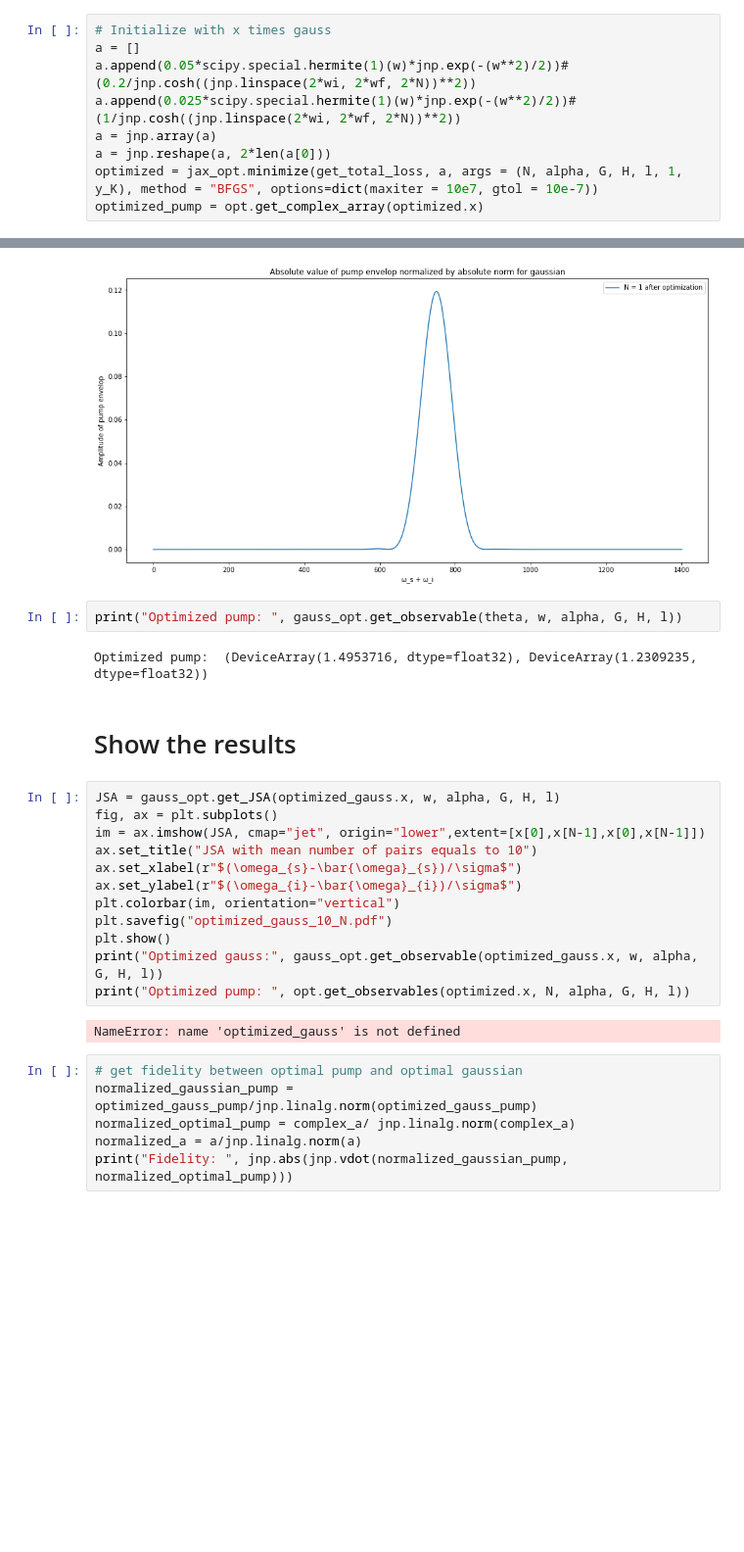
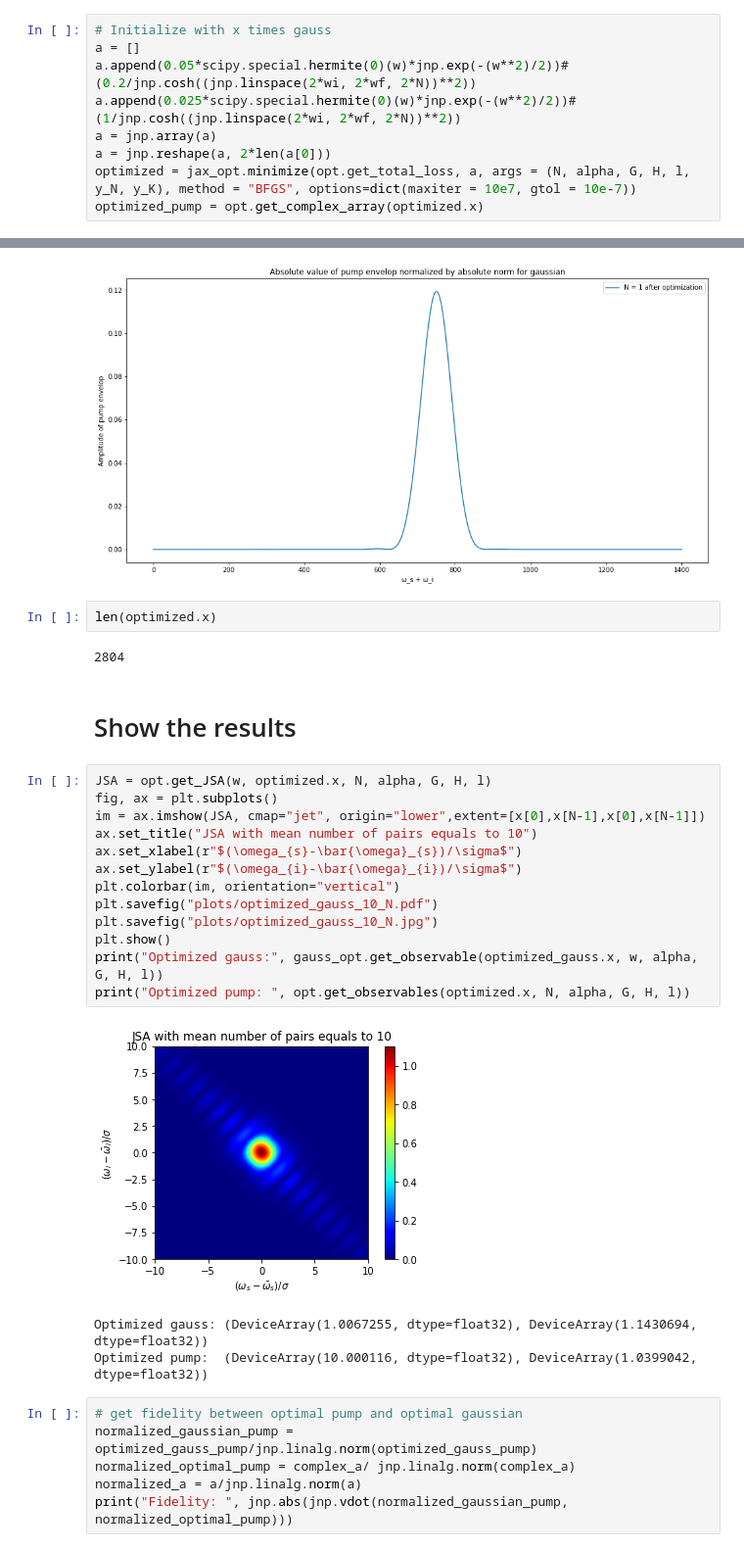
Before and after one commit to polyquantique/optimal_pumps, a Jupyter notebook: compare_with_gaussian.ipynb, the cells around one changed output, grey strips where cells are left out. Shown at 98% size. Cells and saved outputs as stored; diff of their text form; blank space fills up the shorter version.

```diff
--- a/compare_with_gaussian.ipynb
+++ b/compare_with_gaussian.ipynb
@@ -74,11 +74,11 @@ const_optimized_pump = opt.get_complex_array(const_optimized.x)
 # %%
 # Initialize with x times gauss
 a = []
-a.append(0.05*scipy.special.hermite(1)(w)*jnp.exp(-(w**2)/2))#(0.2/jnp.cosh((jnp.linspace(2*wi, 2*wf, 2*N))**2))
-a.append(0.025*scipy.special.hermite(1)(w)*jnp.exp(-(w**2)/2))#(1/jnp.cosh((jnp.linspace(2*wi, 2*wf, 2*N))**2))
+a.append(0.05*scipy.special.hermite(0)(w)*jnp.exp(-(w**2)/2))#(0.2/jnp.cosh((jnp.linspace(2*wi, 2*wf, 2*N))**2))
+a.append(0.025*scipy.special.hermite(0)(w)*jnp.exp(-(w**2)/2))#(1/jnp.cosh((jnp.linspace(2*wi, 2*wf, 2*N))**2))
 a = jnp.array(a)
 a = jnp.reshape(a, 2*len(a[0]))
-optimized = jax_opt.minimize(get_total_loss, a, args = (N, alpha, G, H, l, 1, y_K), method = "BFGS", options=dict(maxiter = 10e7, gtol = 10e-7))
+optimized = jax_opt.minimize(opt.get_total_loss, a, args = (N, alpha, G, H, l, y_N, y_K), method = "BFGS", options=dict(maxiter = 10e7, gtol = 10e-7))
 optimized_pump = opt.get_complex_array(optimized.x)
 # %%
 # Show results
@@ -125,25 +125,28 @@ plt.legend()
 <matplotlib.legend.Legend at 0x...>
 [figure]
 # %%
-print("Optimized pump: ", gauss_opt.get_observable(theta, w, alpha, G, H, l))
+len(optimized.x)
 # %% [output]
-Optimized pump:  (DeviceArray(1.4953716, dtype=float32), DeviceArray(1.2309235, dtype=float32))
+2804
 # %% [markdown]
 # Show the results
 # %%
-JSA = gauss_opt.get_JSA(optimized_gauss.x, w, alpha, G, H, l)
+JSA = opt.get_JSA(w, optimized.x, N, alpha, G, H, l)
 fig, ax = plt.subplots()
 im = ax.imshow(JSA, cmap="jet", origin="lower",extent=[x[0],x[N-1],x[0],x[N-1]])
 ax.set_title("JSA with mean number of pairs equals to 10")
 ax.set_xlabel(r"$(\omega_{s}-\bar{\omega}_{s})/\sigma$")
 ax.set_ylabel(r"$(\omega_{i}-\bar{\omega}_{i})/\sigma$")
 plt.colorbar(im, orientation="vertical")
-plt.savefig("optimized_gauss_10_N.pdf")
+plt.savefig("plots/optimized_gauss_10_N.pdf")
+plt.savefig("plots/optimized_gauss_10_N.jpg")
 plt.show()
 print("Optimized gauss:", gauss_opt.get_observable(optimized_gauss.x, w, alpha, G, H, l))
 print("Optimized pump: ", opt.get_observables(optimized.x, N, alpha, G, H, l))
 # %% [output]
+[figure, added]
-NameError: name 'optimized_gauss' is not defined
+Optimized gauss: (DeviceArray(1.0067255, dtype=float32), DeviceArray(1.1430694, dtype=float32))
+Optimized pump:  (DeviceArray(10.000116, dtype=float32), DeviceArray(1.0399042, dtype=float32))
 # %%
 # get fidelity between optimal pump and optimal gaussian
 normalized_gaussian_pump = optimized_gauss_pump/jnp.linalg.norm(optimized_gauss_pump)
```
Also changed, not shown: parts of 6 cells of this notebook, 13 other files.
